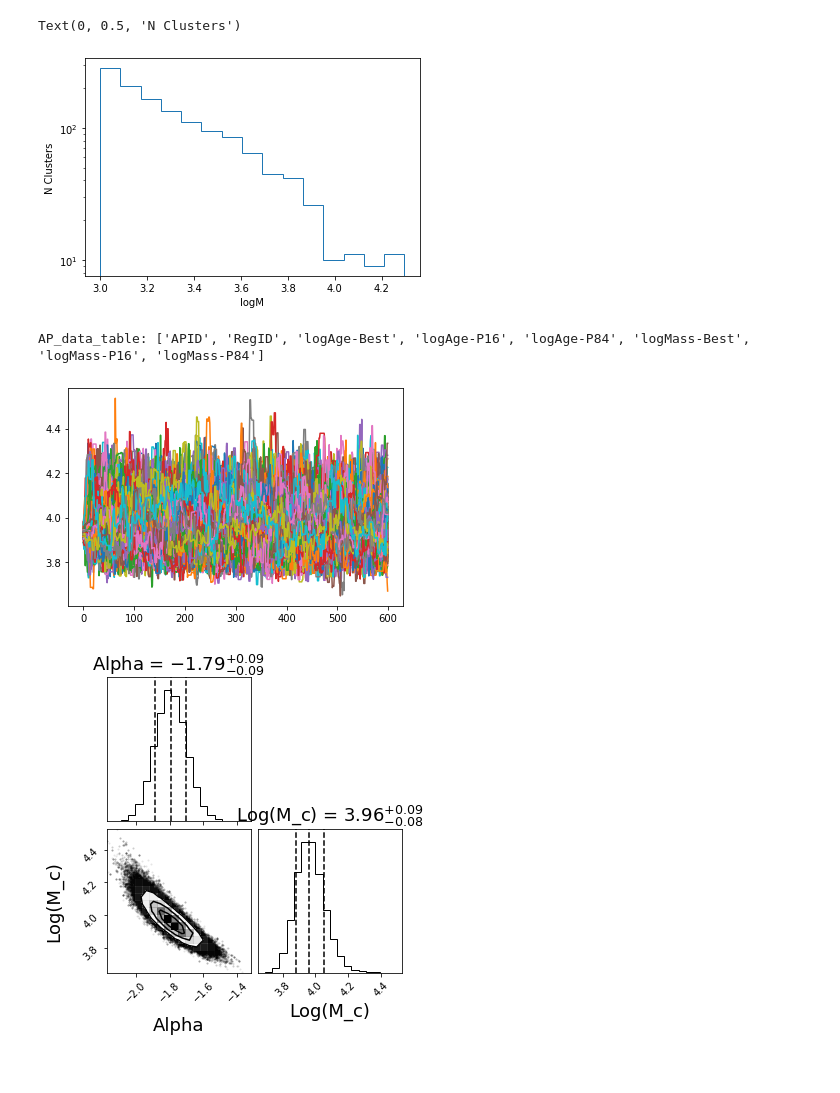
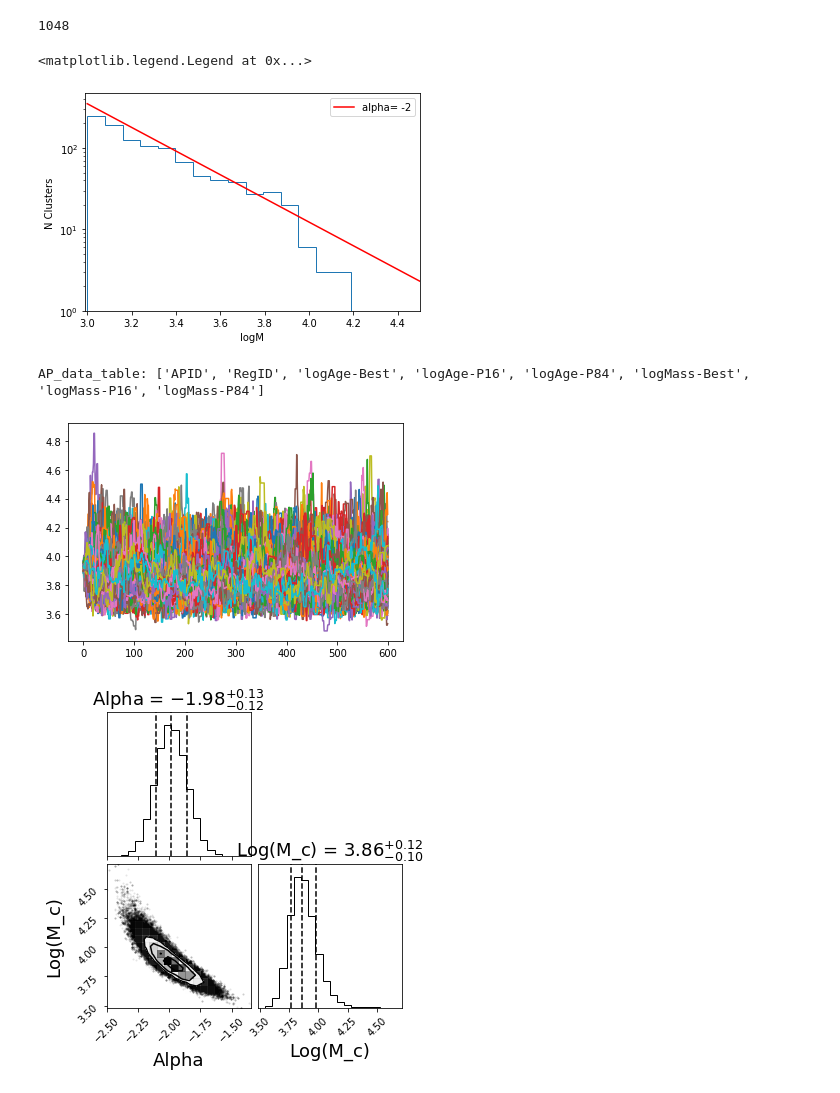
Before and after one commit to tobin-wainer/mass_function_fitting, a Jupyter notebook: M31_MF_replication/Most_Simple_Schectar_Fuction.ipynb, the cells around one changed output. Drawn from its saved outputs; the diff is of its cells as text; code cells hidden in the pictures.

```diff
--- a/M31_MF_replication/Most_Simple_Schectar_Fuction.ipynb
+++ b/M31_MF_replication/Most_Simple_Schectar_Fuction.ipynb
@@ -39,7 +39,7 @@ for i in range(len(simulated_data)):
 
 A3_fml=[]
 for i in range(len(fake_M_l)):
-    if fake_M_l[i] >=1000 and fake_M_l[i] <=20000 :
+    if fake_M_l[i] >=1000 and fake_M_l[i] <=18000 :
         A3_fml.append(fake_M_l[i])
 
 A3_fml.sort()
@@ -47,8 +47,10 @@ A3_fml.sort()
 fake_M=np.array(A3_fml)
 fake_M
 
-random_ints = np.array(random.sample(range(1320, 1425), 60))
-random_ints2 = np.array(random.sample(range(300, 1250), 80))
+#print(np.where(fake_M>1000))
+
+random_ints = np.array(random.sample(range(1330, 1420), 60))
+random_ints2 = np.array(random.sample(range(400, 1365), 310))
 new_fake_M=np.delete(fake_M, [random_ints])
 new_fake_M2=np.delete(new_fake_M, [random_ints2])
 
@@ -58,16 +60,23 @@ for i in range(len(new_fake_M2)):
 
 log_FM= np.array(log_FMl)
 log_FM
+print(len(log_FM))
 
+
+x=[3,4.75]
+y=[350,1]
 plt.hist(log_FM, histtype='step', bins=15)
-#plt.xlim(3,4.5)
+plt.plot(x,y, c='r', label='alpha= -2')
+plt.xlim(2.99,4.5)
 plt.yscale('log')
-#plt.xscale('log')
+plt.ylim(1)
 plt.xlabel('logM')
 plt.ylabel('N Clusters')
+plt.legend()
 # %% [output]
-Text(0, 0.5, 'N Clusters')
+1048
+<matplotlib.legend.Legend at 0x...>
-[figure, old version]
+[figure, new version]
 # %%
 #While I am using Fake Data, I will not be using Tau as it will change the answer
 #Thus I will be setting M_Lim= 1000
@@ -102,35 +111,36 @@ def lnlike(theta, M):
 
 def lnprior(theta):
     alpha, M_c = theta
     if -3 <= alpha <= -1 and 3 <= M_c <= 8:
-#        return (1/M_c)
         return 0.0
     return -np.inf
 
 def lnprob(theta, M):
     lp = lnprior(theta)
     if not np.isfinite(lp):
         return -np.inf
     return lp + lnlike(theta, M)
 
 starting_point=np.array([-1.99, 3.93])
 
 ndim, nwalkers = 2, 500
+nsteps= 600
+burnin=100
 pos = starting_point + 1e-2*np.random.randn(nwalkers, ndim)
 
 sampler = emcee.EnsembleSampler(nwalkers, ndim, lnprob, args=([log_FM]))
-sampler.run_mcmc(pos, 600)
+sampler.run_mcmc(pos, nsteps)
 
 #plot chain
 plt.plot(np.transpose(sampler.chain[:,:,1]))
 plt.show()
 sampler.chain
-samples = sampler.chain[:, 100:, :].reshape((-1, ndim))
+samples = sampler.chain[:, burnin:, :].reshape((-1, ndim))
 fig = corner.corner(samples, labels=["Alpha", "Log(M_c)"], label_kwargs={"fontsize": 18},
                                      quantiles=[0.16, 0.5, 0.84], show_titles=True, title_kwargs={"fontsize": 18})
 
 fig.show()
 # %% [output]
 AP_data_table: ['APID', 'RegID', 'logAge-Best', 'logAge-P16', 'logAge-P84', 'logMass-Best', 'logMass-P16', 'logMass-P84']
-[figure, old version]
+[figure, new version]
-[figure, old version]
+[figure, new version]
```
